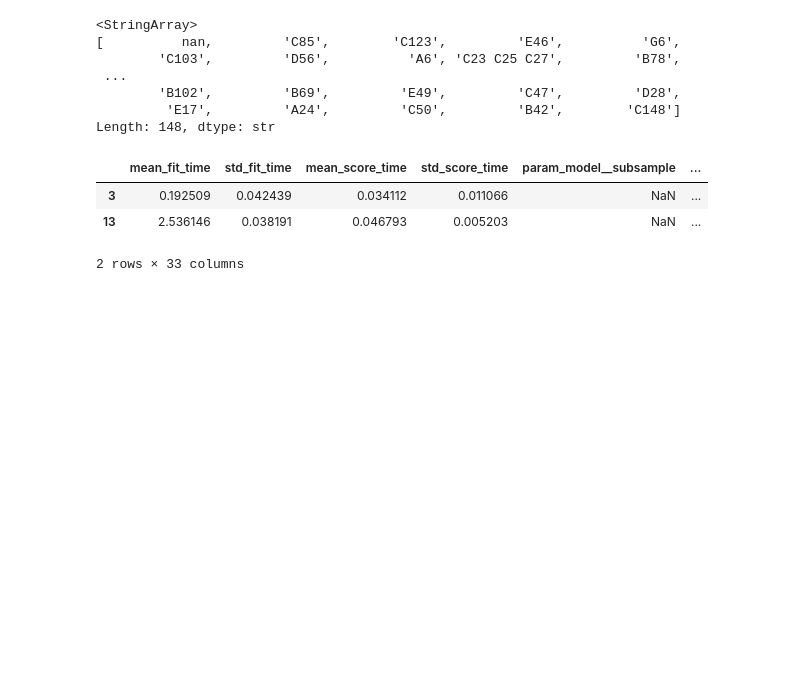
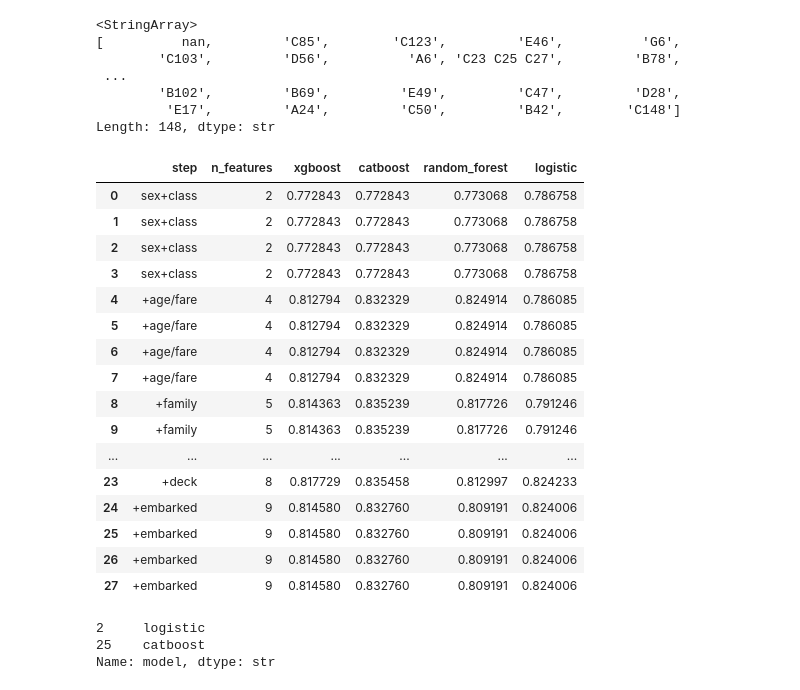
Before and after one commit to foxsys1/titanic_dataset, a Jupyter notebook: notebooks/titanic_analysis.ipynb, the cells around one changed output. Drawn from its saved outputs; the diff is of its cells as text; code cells hidden in the pictures; blank space fills up the shorter version.

Commit message:
Added ablation logic to see which features actually helped. Also refactored the code to be more modular, and cleaned up some bug. Result improved

```diff
--- a/notebooks/titanic_analysis.ipynb
+++ b/notebooks/titanic_analysis.ipynb
@@ -69,17 +98,16 @@ Length: 148, dtype: str
 # %%
-num_cols = ['Age', 'FamilySize', 'SibSp', 'Parch', 'Fare']
+num_cols = ['Age', 'FamilySize', 'Fare']
 cat_cols = ['Sex', 'Embarked', 'Title']
-ord_cols = ['Pclass', 'IsAlone', 'GroupSize']
+ord_cols = ['Pclass', 'GroupSize']
 none_cat_cols = ['Deck']
 # %%
 counts = pd.concat([df_train['Ticket'], df_test['Ticket']]).value_counts()
 def add_features(df):
     df['FamilySize'] = df['SibSp'] + df['Parch'] + 1
     df['GroupSize'] = df['Ticket'].map(counts)
-    df['IsAlone'] = (df['FamilySize'] == 1).astype(int)
     df['Title'] = df['Name'].str.split(',').str[1].str.split('.').str[0].str.strip()
     df['Deck'] = df['Cabin'].str[0]
-    df = df.drop(columns=['Ticket', 'Cabin'])
+    df = df.drop(columns=['Ticket', 'Cabin', 'SibSp', 'Parch'])
     return df
 # %%
 df_train = add_features(df_train)
@@ -89,7 +117,7 @@ X_train = df_train.drop(columns=['PassengerId', 'Survived'])
 y_train = df_train['Survived']
 X_test = df_test.drop(columns=['PassengerId'])
 test_id = df_test['PassengerId']
-cv = StratifiedKFold(n_splits=5, shuffle=True, random_state=RANDOM_STATE)
+cv = RepeatedStratifiedKFold(n_splits=5, n_repeats=5, random_state=RANDOM_STATE)
 # %%
 
 def get_dummy_prediction(X, y):
@@ -105,27 +133,35 @@ def build_preprocessor(num_cols, cat_cols, none_cat_cols, ord_cols):
     preprocessor = ColumnTransformer(transformers=[('num', num_pipeline, num_cols), ('cat', cat_pipeline, cat_cols), ('none_cat', none_cat_pipeline, none_cat_cols), ('ord', ord_pipeline, ord_cols)])
     return preprocessor
 
-preprocessor = build_preprocessor(num_cols=num_cols, cat_cols=cat_cols, none_cat_cols=none_cat_cols, ord_cols=ord_cols)
-
 def build_pipeline(preprocessor, model):
     full_pipeline = Pipeline(steps=[('preprocessor', preprocessor), ('model', model)])
     return full_pipeline
 
+def score_columns(chosen, model):
+    parts = split_by_type(chosen)
+    preprocessor = build_preprocessor(num_cols=parts['num'], cat_cols=parts['cat'], none_cat_cols=parts['none_cat'], ord_cols=parts['ord'])
+    pipeline = build_pipeline(preprocessor=preprocessor,  model=clone(model))
+    scores = cross_val_score(pipeline, X=X_train, y=y_train, cv=cv, scoring='accuracy')
+    return scores.mean()
+
 models = {
     'xgboost': XGBClassifier(random_state=RANDOM_STATE),
     'catboost': CatBoostClassifier(random_state=RANDOM_STATE, allow_writing_files=False, verbose=0),
+    'random_forest': RandomForestClassifier(random_state=RANDOM_STATE),
     'logistic': LogisticRegression(random_state=RANDOM_STATE, max_iter=10000)
 }
 
 param_distributions = {
     'xgboost': {'model__max_depth': [2,3,4,5], 'model__learning_rate': [0.01, 0.03, 0.1], 'model__n_estimators': [100,300,600], 'model__subsample': [0.7, 0.85, 1.0], 'model__colsample_bytree': [0.6, 0.8, 1.0], 'model__min_child_weight': [1,3,5]}
     ,'catboost': {'model__max_depth': [3,4,5,6], 'model__learning_rate': [0.03, 0.05, 0.1], 'model__iterations': [300,500,1000], 'model__l2_leaf_reg': [1,3,5,10]},
+        'random_forest': {'model__max_depth': [3,4,5,6,8, None], 'model__min_samples_leaf': [1,2,4,8,12], 'model__min_samples_split': [2,5,10,20], 'model__max_features': ['sqrt', 'log2', 0.5], 'model__max_samples': [0.6,0.8,None]},
     'logistic': {'model__C': [0.01, 0.1, 1, 10]}
 }
 
 family = {
     'xgboost': 'trees',
     'catboost': 'trees',
+    'random_forest': 'trees',
     'logistic': 'linear'
 }
 def evaluate_model(model_name, model):
@@ -153,15 +189,32 @@ def tune_model(model_name, model, param_distributions, n_iter=30):
     results['train_accuracy'] = results['mean_train_score']
     best_result = select_best_result(results=results)
     return search, results, best_result
-
-searches = {}
-tuning_results = []
-best_results = []
-for model_name, model in models.items():
-    search, results, best_result = tune_model(model_name=model_name, model=model, param_distributions=param_distributions[model_name])
-    searches[model_name] = search
-    tuning_results.append(results)
-    best_results.append(best_result)
-
-all_tuning_results = pd.concat(tuning_results, ignore_index=True)
-best_results_df = pd.DataFrame(best_results).sort_values(by='validation_accuracy', ascending=False)
+# %%
+rows, used = [], []
+
+for name, new_cols in FEATURE_GROUPS:
+    used = used + new_cols
+    row = {'step': name, 'n_features': len(used)}
+    for model_name, model in models.items():
+        row[model_name] = score_columns(chosen=used, model=model)
+    rows.append(row)
+ablation_results = pd.DataFrame(rows)
+ablation_results
+# %% [output]
+|  | step | n_features | xgboost | catboost | random_forest | logistic |
+| 0 | sex+class | 2 | 0.772843 | 0.772843 | 0.773068 | 0.786758 |
+| 1 | sex+class | 2 | 0.772843 | 0.772843 | 0.773068 | 0.786758 |
+| 2 | sex+class | 2 | 0.772843 | 0.772843 | 0.773068 | 0.786758 |
+| 3 | sex+class | 2 | 0.772843 | 0.772843 | 0.773068 | 0.786758 |
+| 4 | +age/fare | 4 | 0.812794 | 0.832329 | 0.824914 | 0.786085 |
+| 5 | +age/fare | 4 | 0.812794 | 0.832329 | 0.824914 | 0.786085 |
+| 6 | +age/fare | 4 | 0.812794 | 0.832329 | 0.824914 | 0.786085 |
+| 7 | +age/fare | 4 | 0.812794 | 0.832329 | 0.824914 | 0.786085 |
+| 8 | +family | 5 | 0.814363 | 0.835239 | 0.817726 | 0.791246 |
+| 9 | +family | 5 | 0.814363 | 0.835239 | 0.817726 | 0.791246 |
+| ... | ... | ... | ... | ... | ... | ... |
+| 23 | +deck | 8 | 0.817729 | 0.835458 | 0.812997 | 0.824233 |
+| 24 | +embarked | 9 | 0.814580 | 0.832760 | 0.809191 | 0.824006 |
+| 25 | +embarked | 9 | 0.814580 | 0.832760 | 0.809191 | 0.824006 |
+| 26 | +embarked | 9 | 0.814580 | 0.832760 | 0.809191 | 0.824006 |
+| 27 | +embarked | 9 | 0.814580 | 0.832760 | 0.809191 | 0.824006 |
@@ -168,12 +237,11 @@ best_results_df = pd.DataFrame(best_results).sort_values(by='validation_accuracy
 # %%
 best_results_df['family'] = best_results_df['model'].map(family)
 best_model_per_family = best_results_df.loc[best_results_df.groupby('family')['validation_accuracy'].idxmax()]
-best_model_per_family
+best_model_per_family['model']
 # %% [output]
-|  | mean_fit_time | std_fit_time | mean_score_time | std_score_time | param_model__subsample | ... |
-| 3 | 0.192509 | 0.042439 | 0.034112 | 0.011066 | NaN | ... |
-| 13 | 2.536146 | 0.038191 | 0.046793 | 0.005203 | NaN | ... |
-2 rows × 33 columns
+2     logistic
+25    catboost
+Name: model, dtype: str
 # %%
 
 
```
Also changed, not shown: parts of 7 cells of this notebook, 2 other files.
